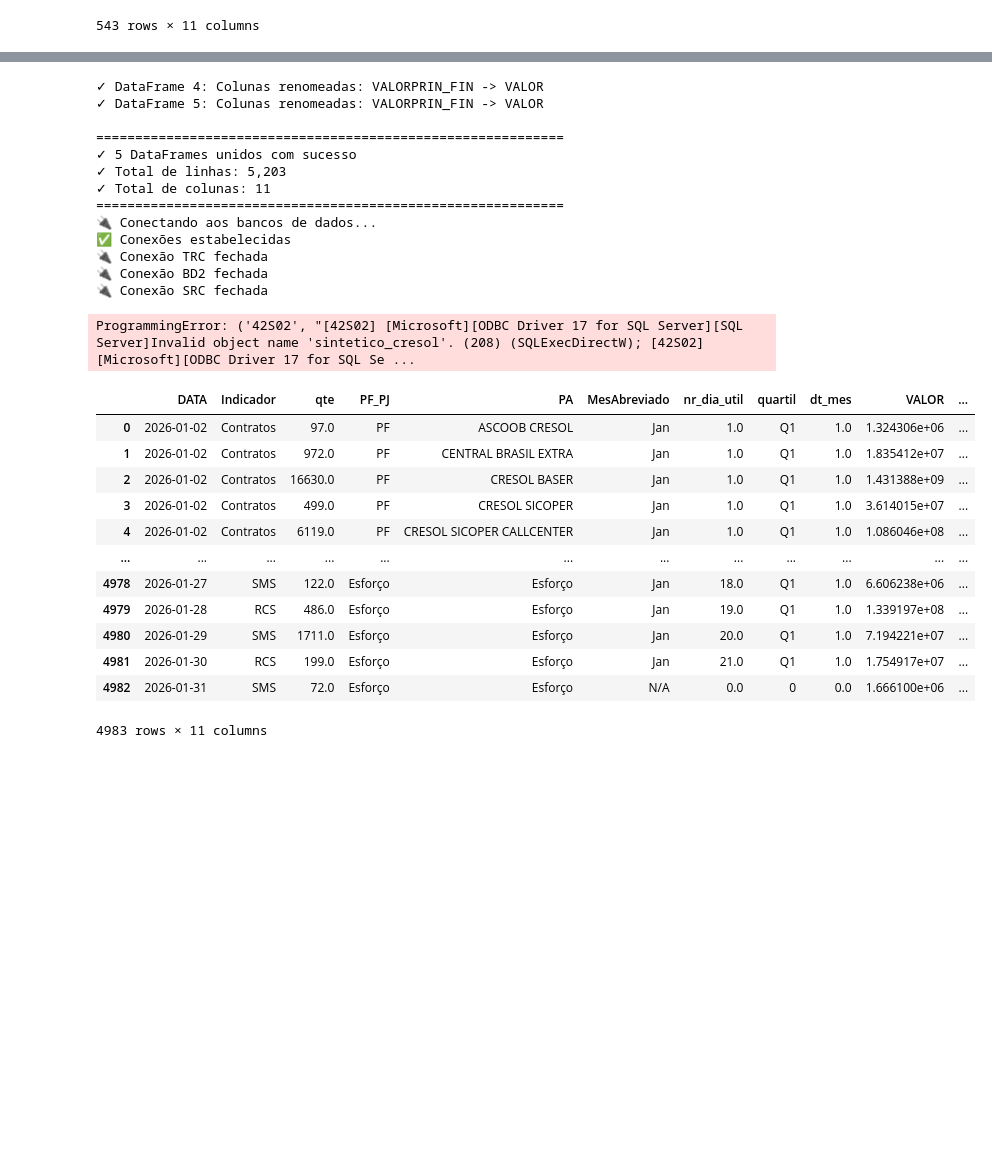
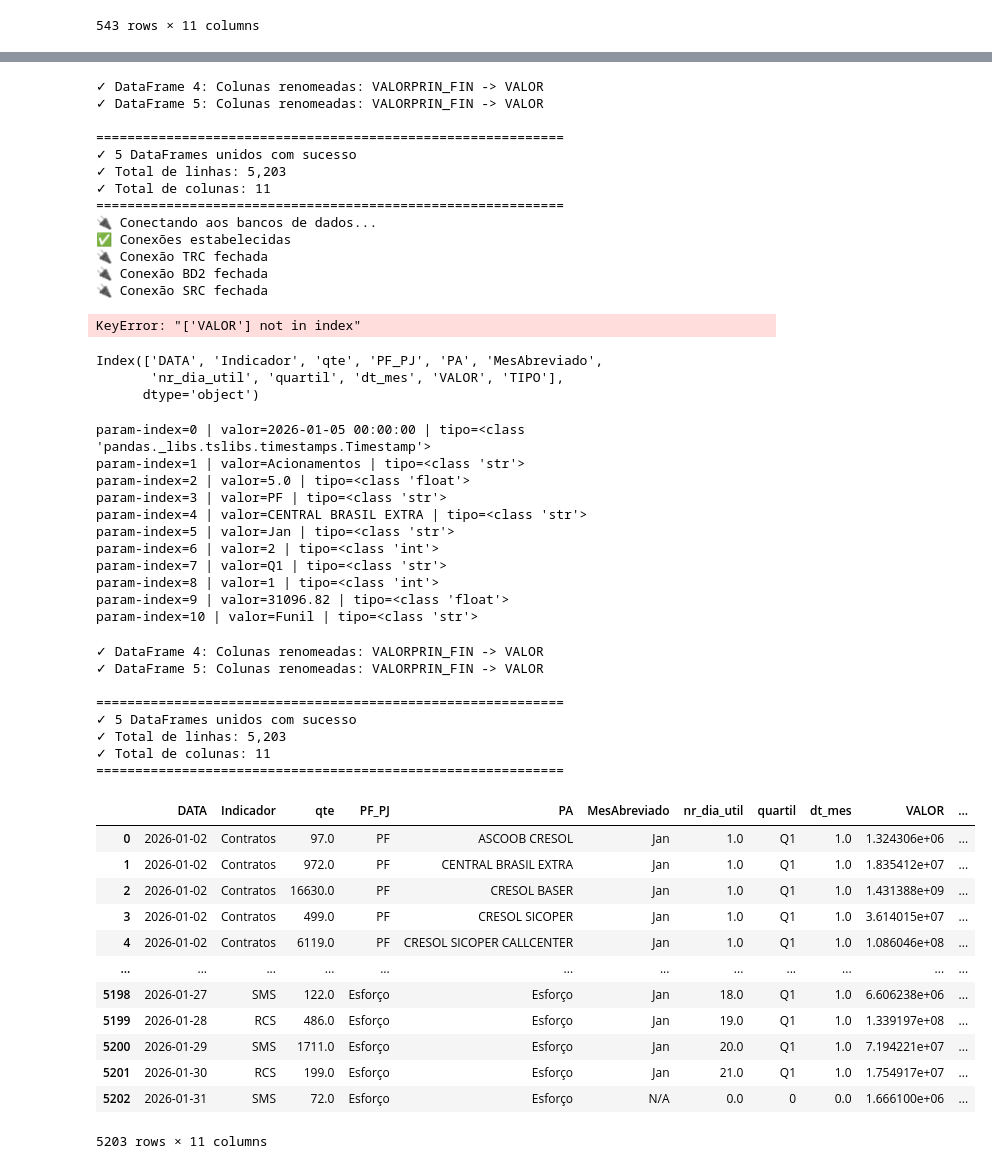
Before and after one commit to Claudiano-alves/Data-Analysis-Portfolio, a Jupyter notebook: Projects/notebooks/data_wrangling_cresol.ipynb, the cells around one changed output, grey strips where cells are left out. Cells and saved outputs as stored; diff of their text form; code cells hidden in the pictures; blank space fills up the shorter version.

Commit message:
UPDATE. Finalização da pipeline de insert dos analíticos no banco de dados.

```diff
--- a/Projects/notebooks/data_wrangling_cresol.ipynb
+++ b/Projects/notebooks/data_wrangling_cresol.ipynb
@@ -580,6 +586,7 @@ with get_db_connections() as (_, conn_bd2, __):
         df_acionamentos_acumulados,
         conn_bd2,
     )
+df_acumulados_consolidado
 # %% [output]
 ✓ DataFrame 4: Colunas renomeadas: VALORPRIN_FIN -> VALOR
 ✓ DataFrame 5: Colunas renomeadas: VALORPRIN_FIN -> VALOR
@@ -594,20 +601,64 @@ with get_db_connections() as (_, conn_bd2, __):
 🔌 Conexão TRC fechada
 🔌 Conexão BD2 fechada
 🔌 Conexão SRC fechada
-ProgrammingError: ('42S02', "[42S02] [Microsoft][ODBC Driver 17 for SQL Server][SQL Server]Invalid object name 'sintetico_cresol'. (208) (SQLExecDirectW); [42S02] [Microsoft][ODBC Driver 17 for SQL Se ...
+KeyError: "['VALOR'] not in index"
+# %%
+print(df_acumulados_consolidado.columns)
+# %% [output]
+Index(['DATA', 'Indicador', 'qte', 'PF_PJ', 'PA', 'MesAbreviado',
+       'nr_dia_util', 'quartil', 'dt_mes', 'VALOR', 'TIPO'],
+      dtype='object')
 # %%
-df_acumulados_consolidado
+import importlib
+import utils._database.insert
+importlib.reload(utils._database.insert)
+
+# teste direto no df antes de qualquer função
+registro_teste = [tuple(row) for row in df_acionamentos_acumulados.head(1).itertuples(index=False, name=None)]
+for i_val, val in enumerate(registro_teste[0]):
+    print(f"param-index={i_val} | valor={val} | tipo={type(val)}")
 # %% [output]
-|  | DATA | Indicador | qte | PF_PJ | PA | MesAbreviado | nr_dia_util | quartil | dt_mes | VALOR | ... |
-| 0 | 2026-01-02 | Contratos | 97.0 | PF | ASCOOB CRESOL | Jan | 1.0 | Q1 | 1.0 | 1.324306e+06 | ... |
-| 1 | 2026-01-02 | Contratos | 972.0 | PF | CENTRAL BRASIL EXTRA | Jan | 1.0 | Q1 | 1.0 | 1.835412e+07 | ... |
-| 2 | 2026-01-02 | Contratos | 16630.0 | PF | CRESOL BASER | Jan | 1.0 | Q1 | 1.0 | 1.431388e+09 | ... |
-| 3 | 2026-01-02 | Contratos | 499.0 | PF | CRESOL SICOPER | Jan | 1.0 | Q1 | 1.0 | 3.614015e+07 | ... |
-| 4 | 2026-01-02 | Contratos | 6119.0 | PF | CRESOL SICOPER CALLCENTER | Jan | 1.0 | Q1 | 1.0 | 1.086046e+08 | ... |
-| ... | ... | ... | ... | ... | ... | ... | ... | ... | ... | ... | ... |
-| 4978 | 2026-01-27 | SMS | 122.0 | Esforço | Esforço | Jan | 18.0 | Q1 | 1.0 | 6.606238e+06 | ... |
-| 4979 | 2026-01-28 | RCS | 486.0 | Esforço | Esforço | Jan | 19.0 | Q1 | 1.0 | 1.339197e+08 | ... |
-| 4980 | 2026-01-29 | SMS | 1711.0 | Esforço | Esforço | Jan | 20.0 | Q1 | 1.0 | 7.194221e+07 | ... |
-| 4981 | 2026-01-30 | RCS | 199.0 | Esforço | Esforço | Jan | 21.0 | Q1 | 1.0 | 1.754917e+07 | ... |
-| 4982 | 2026-01-31 | SMS | 72.0 | Esforço | Esforço | N/A | 0.0 | 0 | 0.0 | 1.666100e+06 | ... |
-4983 rows × 11 columns
+param-index=0 | valor=2026-01-05 00:00:00 | tipo=<class 'pandas._libs.tslibs.timestamps.Timestamp'>
+param-index=1 | valor=Acionamentos | tipo=<class 'str'>
+param-index=2 | valor=5.0 | tipo=<class 'float'>
+param-index=3 | valor=PF | tipo=<class 'str'>
+param-index=4 | valor=CENTRAL BRASIL EXTRA | tipo=<class 'str'>
+param-index=5 | valor=Jan | tipo=<class 'str'>
+param-index=6 | valor=2 | tipo=<class 'int'>
+param-index=7 | valor=Q1 | tipo=<class 'str'>
+param-index=8 | valor=1 | tipo=<class 'int'>
+param-index=9 | valor=31096.82 | tipo=<class 'float'>
+param-index=10 | valor=Funil | tipo=<class 'str'>
+# %%
+df_acumulados_consolidado = _executar_etapa(
+        "Consolidação dos acumulados",
+        unir_dataframes,
+        df_mailing_acumulado,
+        df_discagens_acumulado,
+        df_ringing_acumulados,
+        df_acionamentos_acumulados,
+        df_massivos_acumulado,
+    )
+df_acumulados_consolidado
+# %% [output]
+✓ DataFrame 4: Colunas renomeadas: VALORPRIN_FIN -> VALOR
+✓ DataFrame 5: Colunas renomeadas: VALORPRIN_FIN -> VALOR
+
+============================================================
+✓ 5 DataFrames unidos com sucesso
+✓ Total de linhas: 5,203
+✓ Total de colunas: 11
+============================================================
+|  | DATA | Indicador | qte | PF_PJ | PA | MesAbreviado | nr_dia_util | quartil | dt_mes | VALOR | ... |
+| 0 | 2026-01-02 | Contratos | 97.0 | PF | ASCOOB CRESOL | Jan | 1.0 | Q1 | 1.0 | 1.324306e+06 | ... |
+| 1 | 2026-01-02 | Contratos | 972.0 | PF | CENTRAL BRASIL EXTRA | Jan | 1.0 | Q1 | 1.0 | 1.835412e+07 | ... |
+| 2 | 2026-01-02 | Contratos | 16630.0 | PF | CRESOL BASER | Jan | 1.0 | Q1 | 1.0 | 1.431388e+09 | ... |
+| 3 | 2026-01-02 | Contratos | 499.0 | PF | CRESOL SICOPER | Jan | 1.0 | Q1 | 1.0 | 3.614015e+07 | ... |
+| 4 | 2026-01-02 | Contratos | 6119.0 | PF | CRESOL SICOPER CALLCENTER | Jan | 1.0 | Q1 | 1.0 | 1.086046e+08 | ... |
+| ... | ... | ... | ... | ... | ... | ... | ... | ... | ... | ... | ... |
+| 5198 | 2026-01-27 | SMS | 122.0 | Esforço | Esforço | Jan | 18.0 | Q1 | 1.0 | 6.606238e+06 | ... |
+| 5199 | 2026-01-28 | RCS | 486.0 | Esforço | Esforço | Jan | 19.0 | Q1 | 1.0 | 1.339197e+08 | ... |
+| 5200 | 2026-01-29 | SMS | 1711.0 | Esforço | Esforço | Jan | 20.0 | Q1 | 1.0 | 7.194221e+07 | ... |
+| 5201 | 2026-01-30 | RCS | 199.0 | Esforço | Esforço | Jan | 21.0 | Q1 | 1.0 | 1.754917e+07 | ... |
+| 5202 | 2026-01-31 | SMS | 72.0 | Esforço | Esforço | N/A | 0.0 | 0 | 0.0 | 1.666100e+06 | ... |
+5203 rows × 11 columns
```
Also changed, not shown: parts of 5 cells of this notebook, 14 other files.
